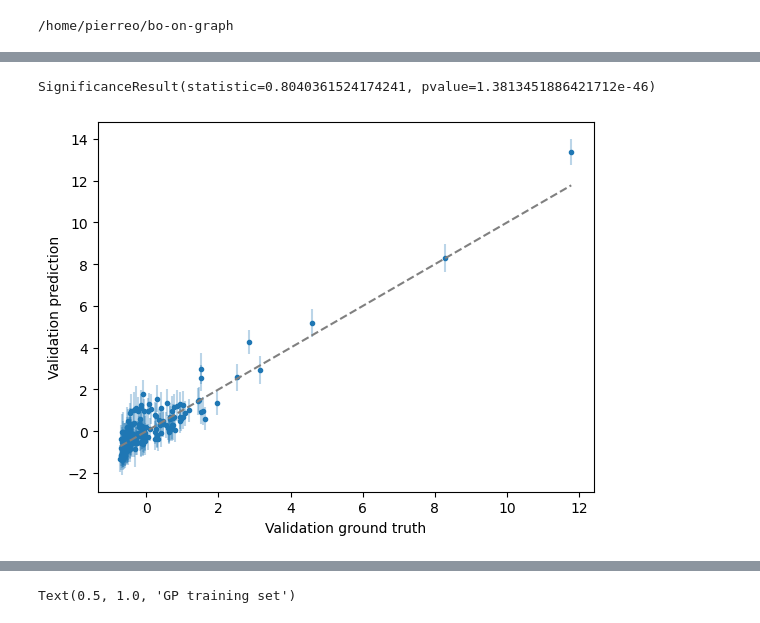
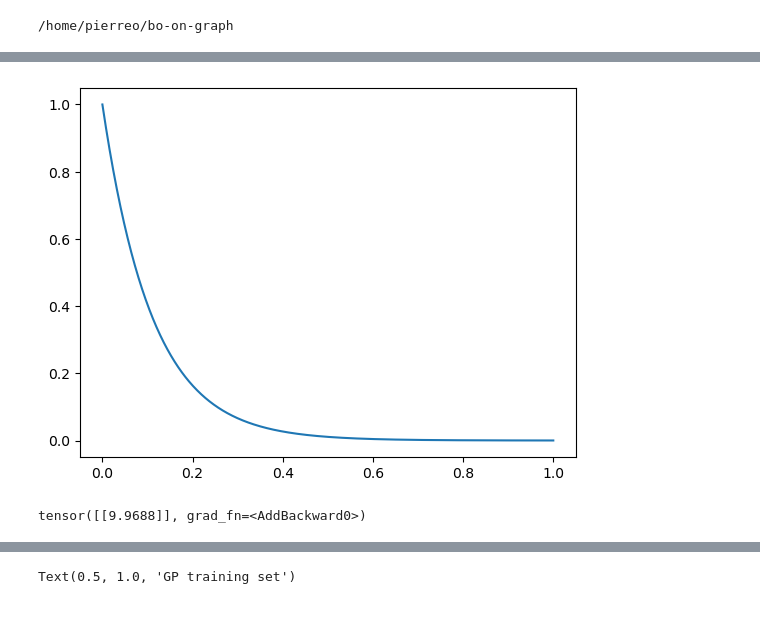
Before and after one commit to xingchenwan/bo-on-graph, a Jupyter notebook: notebooks/gp_cv.ipynb, the cells around one changed output, grey strips where cells are left out. Drawn from its saved outputs; the diff is of its cells as text; code cells hidden in the pictures.

```diff
--- a/notebooks/gp_cv.ipynb
+++ b/notebooks/gp_cv.ipynb
@@ -187,17 +213,43 @@ SignificanceResult(statistic=1.0, pvalue=0.0)
-# %%
-model.eval()
-with torch.no_grad():
-    # predict on train input
-    Y_test_pred = model.posterior(X_test)
-    lower, upper = Y_test_pred.mvn.confidence_region()
-
-    Y_test_pred_mean, Y_test_pred_std = Y_test_pred.mean.flatten(), torch.sqrt(Y_test_pred.variance).flatten()
-    plt.plot(Y_test, Y_test_pred_mean, ".")
-    plt.errorbar(Y_test, Y_test_pred_mean, yerr=Y_test_pred_std, linestyle="None", color="C0", alpha=0.3)
-    plt.plot([Y_test.min(), Y_test.max()], [Y_test.min(), Y_test.max()], color="gray", linestyle='--')
-    print(spearmanr(Y_test_pred_mean, Y_test))
-    plt.xlabel("Validation ground truth")
-    plt.ylabel("Validation prediction")
-# %% [output]
-SignificanceResult(statistic=0.8040361524174241, pvalue=1.3813451886421712e-46)
-[figure, removed]
+# %%
+def get_dist(kernel, log=True):
+    if covar_type == "diffusion":
+        if ard:
+            order = min(
+                kernel.order, kernel.eigenvalues.shape[0]) if kernel.order else kernel.eigenvalues.shape[0]
+            effective_eigenvalues = kernel.eigenvalues[:order]
+            dists = (
+                torch.exp(-effective_eigenvalues *
+                        kernel.lengthscale))
+            if order > 1:
+                dists = torch.diag(dists.squeeze())
+                dists *= order / torch.sum(dists)
+
+            dists = torch.diag(dists)
+            plt.plot(kernel.eigenvalues.detach().numpy(), dists.detach().numpy(), '.')
+        else:
+            x_test = torch.linspace(0,1,1000)
+            dists = torch.exp(-x_test * kernel.lengthscale)
+            plt.plot(x_test.detach().numpy(), dists.squeeze().detach().numpy())
+
+    elif covar_type == "polynomial":
+        epsilon = 1e-6
+        x_test = torch.linspace(0,1,1000)
+        eigen_powered = torch.cat(
+            [(x_test ** i).reshape(1, -1) for i in range(kernel.order)]
+        )  # shape: (self.order, n)
+        # This is the B matrix
+        #dists = torch.einsum("ij,i->ij", eigen_powered,self.beta.squeeze(0))
+        # Sum B matrix
+        dists = torch.einsum("ij,i->ij", eigen_powered, kernel.lengthscale.squeeze(0))
+        dists = torch.diag(1/(dists.sum(0).squeeze() + epsilon))
+        # print(dists, self.beta)
+        plt.plot(x_test.detach().numpy(), torch.diag(dists).detach().numpy())
+    if log:
+        plt.yscale('log')
+get_dist(model.covar_module.base_kernel, log=False)
+# %% [output]
+[figure, added]
+# %%
+model.covar_module.base_kernel.lengthscale
+# %% [output]
+tensor([[9.9688]], grad_fn=<AddBackward0>)
```
Also changed, not shown: parts of 8 cells of this notebook, 7 other files.
